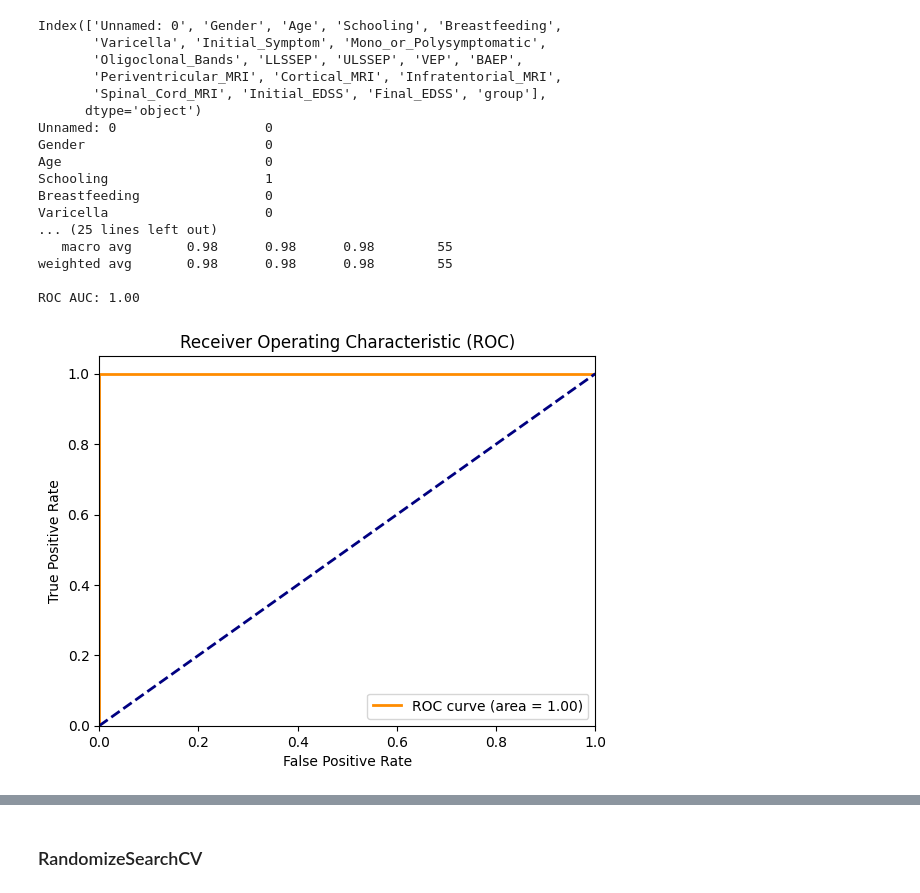
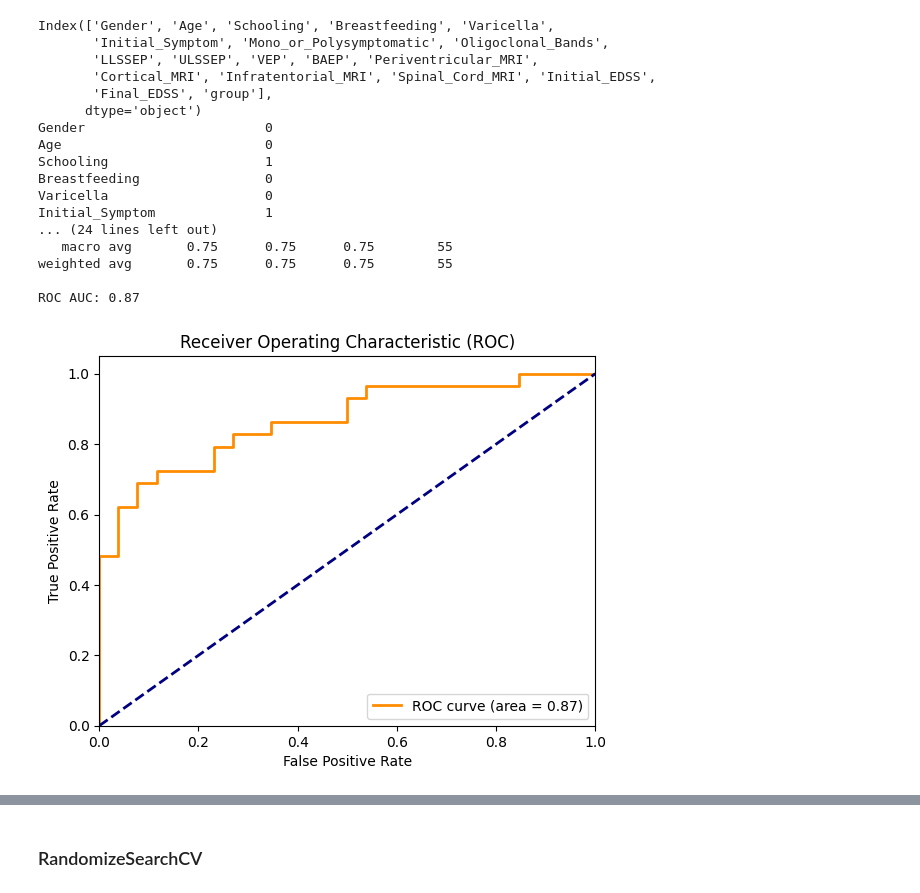
Before and after one commit to BertoloniLucas/SimaAI, a Jupyter notebook: models/SVM.ipynb, the cells around one changed output, grey strips where cells are left out. Cells and saved outputs as stored; diff of their text form; code cells hidden in the pictures.

```diff
--- a/models/SVM.ipynb
+++ b/models/SVM.ipynb
@@ -7,9 +7,9 @@ from sklearn.impute import SimpleImputer
 import matplotlib.pyplot as plt
 
 # # Cargar los datos desde el CSV, ignorando la columna de índice
-# file_path = 'C:\\Users\\48242450\\Documents\\Pruebas-Proyecto\\conversion_predictors_of_clinically_isolated_syndrome_to_multiple_sclerosis (2).csv'
-# df = pd.read_csv(file_path, index_col=0)
-df = pd.read_csv('./data.csv')
+file_path = 'C:\\Users\\48242450\\Documents\\Pruebas-Proyecto\\conversion_predictors_of_clinically_isolated_syndrome_to_multiple_sclerosis (2).csv'
+df = pd.read_csv(file_path, index_col=0)
+# df = pd.read_csv('./data.csv')
 
 # Verificar los nombres de las columnas
 print(df.columns)
@@ -53,41 +53,41 @@ y_prob = best_model.predict_proba(X_test)[:, 1]
 
 # Evaluar el modelo
 print(confusion_matrix(y_test, y_pred))
 print(classification_report(y_test, y_pred))
 
 # Calcular ROC AUC
 fpr, tpr, _ = roc_curve(y_test, y_prob, pos_label=best_model.classes_[1])
 roc_auc = roc_auc_score(y_test, y_prob)
 
 print(f'ROC AUC: {roc_auc:.2f}')
 
 # Graficar la curva ROC
 plt.figure()
 plt.plot(fpr, tpr, color='darkorange', lw=2, label='ROC curve (area = %0.2f)' % roc_auc)
 plt.plot([0, 1], [0, 1], color='navy', lw=2, linestyle='--')
 plt.xlim([0.0, 1.0])
 plt.ylim([0.0, 1.05])
 plt.xlabel('False Positive Rate')
 plt.ylabel('True Positive Rate')
 plt.title('Receiver Operating Characteristic (ROC)')
 plt.legend(loc='lower right')
 plt.show()
 # %% [output]
-Index(['Unnamed: 0', 'Gender', 'Age', 'Schooling', 'Breastfeeding',
-       'Varicella', 'Initial_Symptom', 'Mono_or_Polysymptomatic',
-       'Oligoclonal_Bands', 'LLSSEP', 'ULSSEP', 'VEP', 'BAEP',
-       'Periventricular_MRI', 'Cortical_MRI', 'Infratentorial_MRI',
-       'Spinal_Cord_MRI', 'Initial_EDSS', 'Final_EDSS', 'group'],
+Index(['Gender', 'Age', 'Schooling', 'Breastfeeding', 'Varicella',
+       'Initial_Symptom', 'Mono_or_Polysymptomatic', 'Oligoclonal_Bands',
+       'LLSSEP', 'ULSSEP', 'VEP', 'BAEP', 'Periventricular_MRI',
+       'Cortical_MRI', 'Infratentorial_MRI', 'Spinal_Cord_MRI', 'Initial_EDSS',
+       'Final_EDSS', 'group'],
       dtype='object')
-Unnamed: 0                   0
 Gender                       0
 Age                          0
 Schooling                    1
 Breastfeeding                0
 Varicella                    0
-... (25 lines left out)
-   macro avg       0.98      0.98      0.98        55
-weighted avg       0.98      0.98      0.98        55
+Initial_Symptom              1
+... (24 lines left out)
+   macro avg       0.75      0.75      0.75        55
+weighted avg       0.75      0.75      0.75        55
 
-ROC AUC: 1.00
+ROC AUC: 0.87
-[figure, old version]
+[figure, new version]
```
Also changed, not shown: parts of 4 cells of this notebook.
